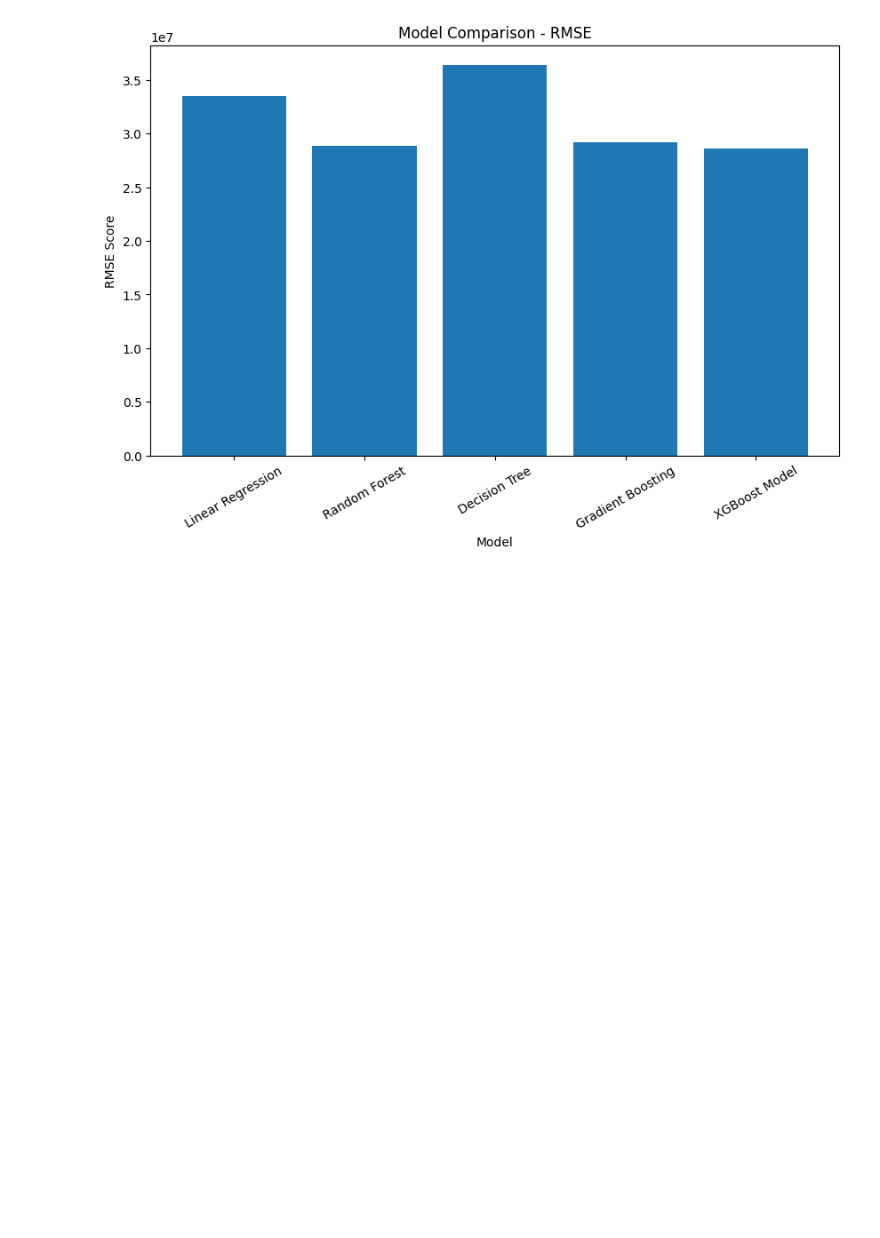
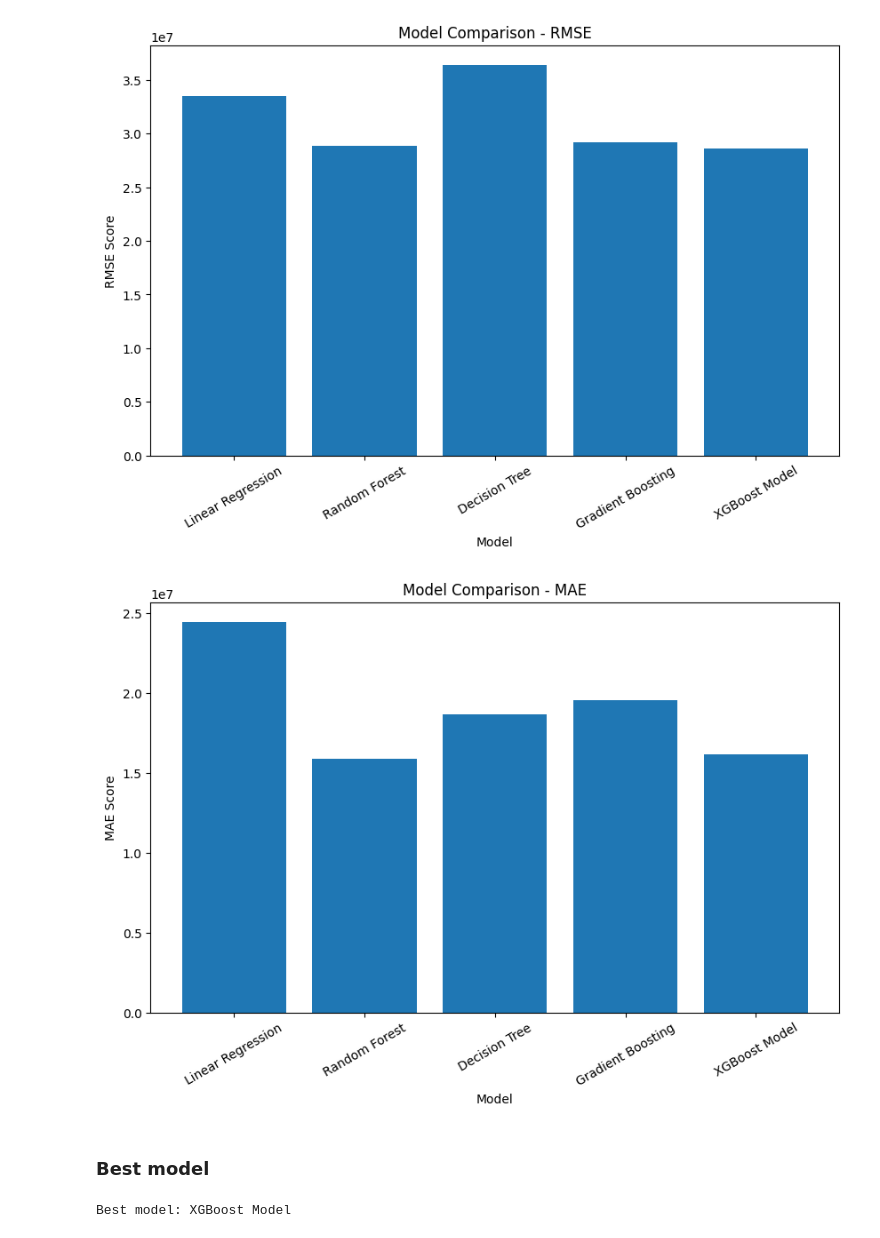
Before and after one commit to DhaneeraDulvanya/Sri-Lankan-Land-Price-Prediction-and-Real-Estate-Market-Analysis-System, a Jupyter notebook: notebooks/04_model_training.ipynb, the cells around one changed output. Drawn from its saved outputs; the diff is of its cells as text; code cells hidden in the pictures; blank space fills up the shorter version.

Commit message:
Model comparison results saved

```diff
--- a/notebooks/04_model_training.ipynb
+++ b/notebooks/04_model_training.ipynb
@@ -304,3 +304,35 @@ plt.xticks(rotation=30)
 plt.show()
 # %% [output]
 [figure]
+# %%
+# MAE
+
+plt.figure(figsize=(10, 6))
+
+plt.bar(
+    results_df["Model"],
+    results_df["MAE"]
+)
+
+plt.xlabel("Model")
+plt.ylabel("MAE Score")
+plt.title("Model Comparison - MAE")
+
+plt.xticks(rotation=30)
+
+plt.show()
+# %% [output]
+[figure, added]
+# %% [markdown]
+### Best model
+# %%
+# using R2
+
+best_model_name = results_df.loc[
+    results_df["R2"].idxmax(),
+    "Model"
+]
+
+print("Best model:", best_model_name)
+# %% [output]
+Best model: XGBoost Model
```
Also changed, not shown: parts of 4 cells of this notebook.
